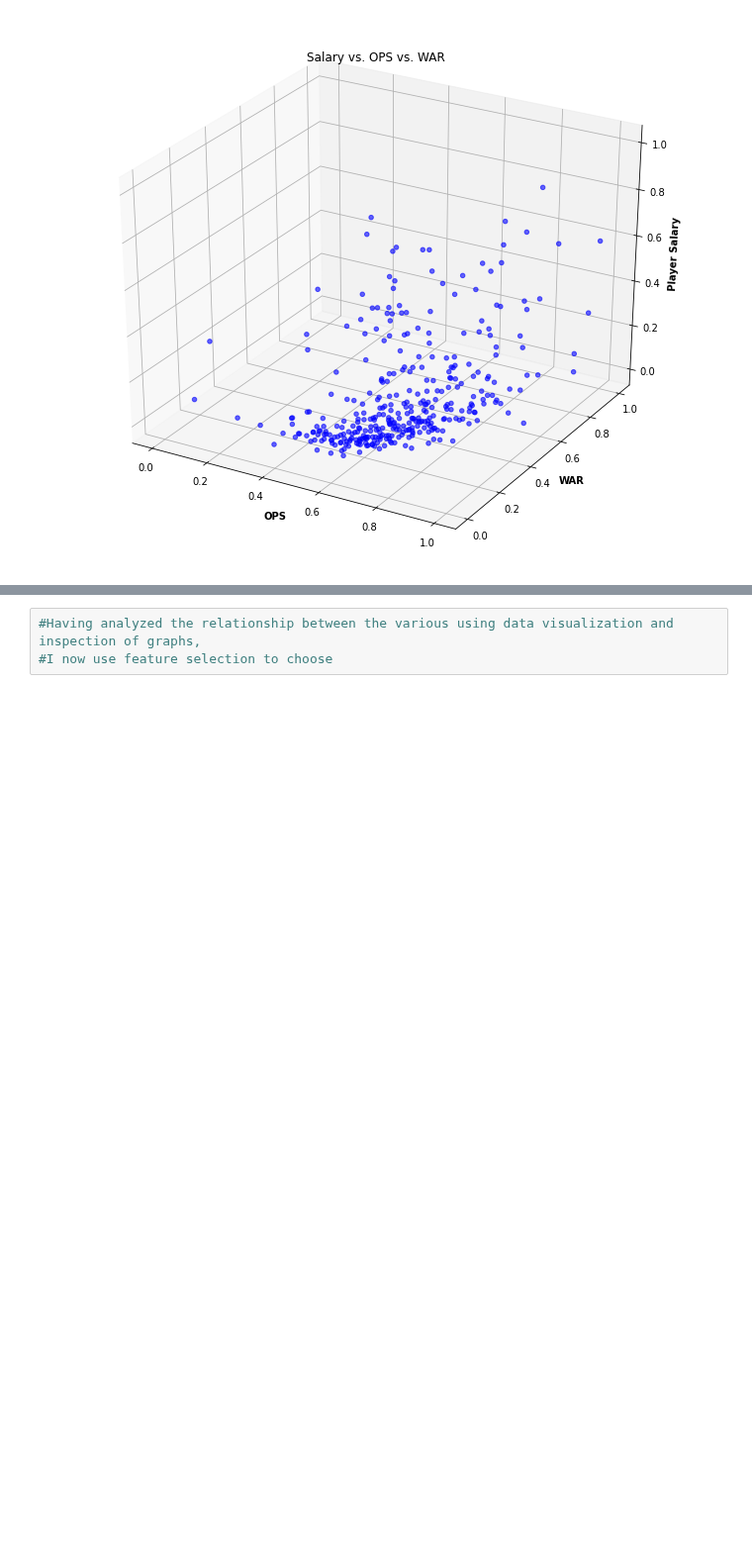
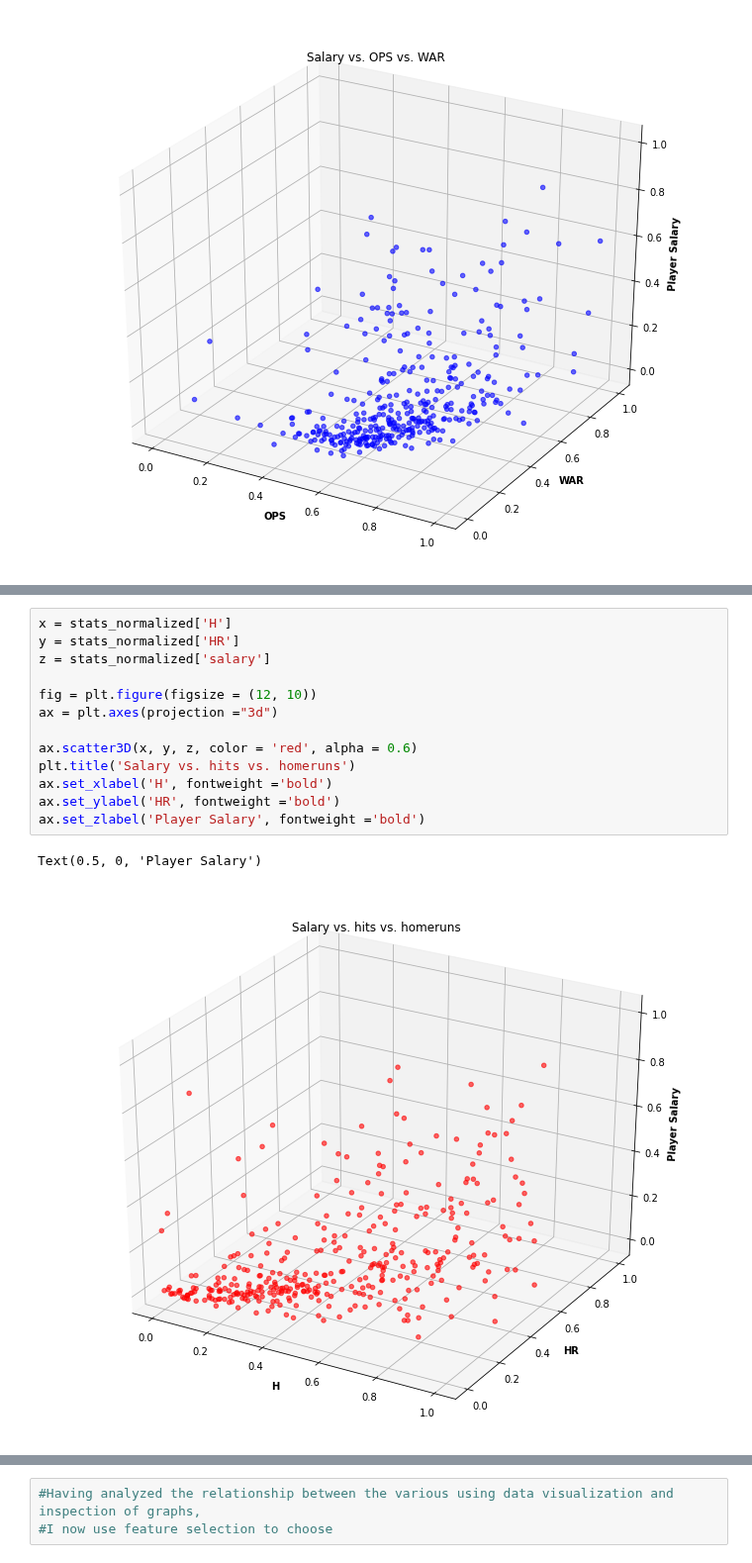
Before and after one commit to mnocerino23/MLB-Salary-Regressions, a Jupyter notebook: Visualization_continued.ipynb, the cells around one changed output, grey strips where cells are left out. Shown at 99% size. Saved outputs shown, nothing was run; the diff lists cells and outputs as text; blank space fills up the shorter version.

```diff
--- a/Visualization_continued.ipynb
+++ b/Visualization_continued.ipynb
@@ -37,0 +70,16 @@ Text(0.5, 0, 'Player Salary')
+# %%
+x = stats_normalized['H']
+y = stats_normalized['HR']
+z = stats_normalized['salary']
+
+fig = plt.figure(figsize = (12, 10))
+ax = plt.axes(projection ="3d")
+
+ax.scatter3D(x, y, z, color = 'red', alpha = 0.6)
+plt.title('Salary vs. hits vs. homeruns')
+ax.set_xlabel('H', fontweight ='bold')
+ax.set_ylabel('HR', fontweight ='bold')
+ax.set_zlabel('Player Salary', fontweight ='bold')
+# %% [output]
+Text(0.5, 0, 'Player Salary')
+[figure, added]
```
Also changed, not shown: parts of 3 cells of this notebook.
